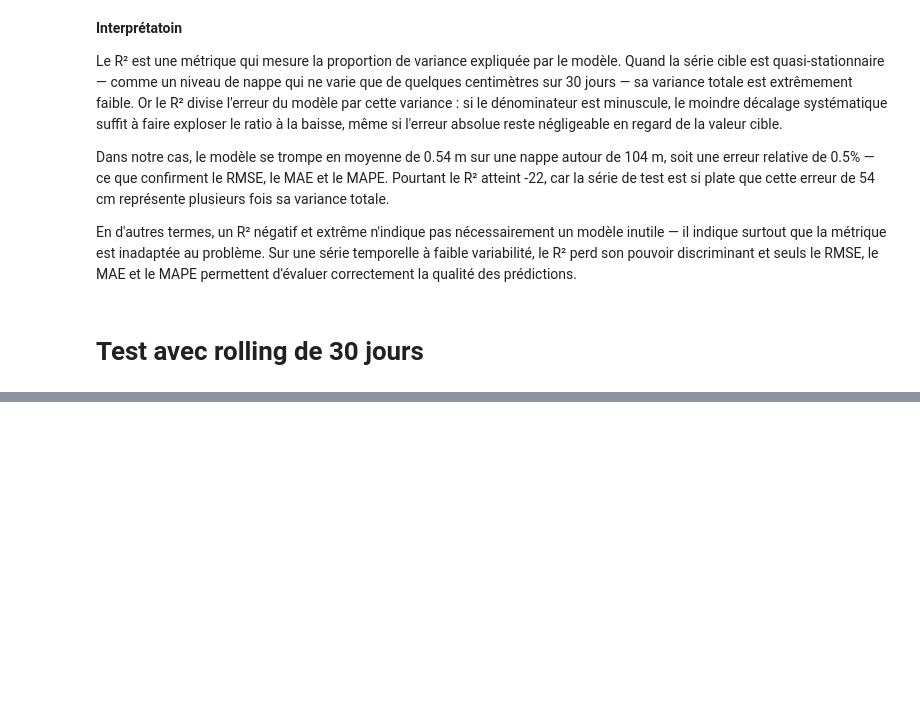
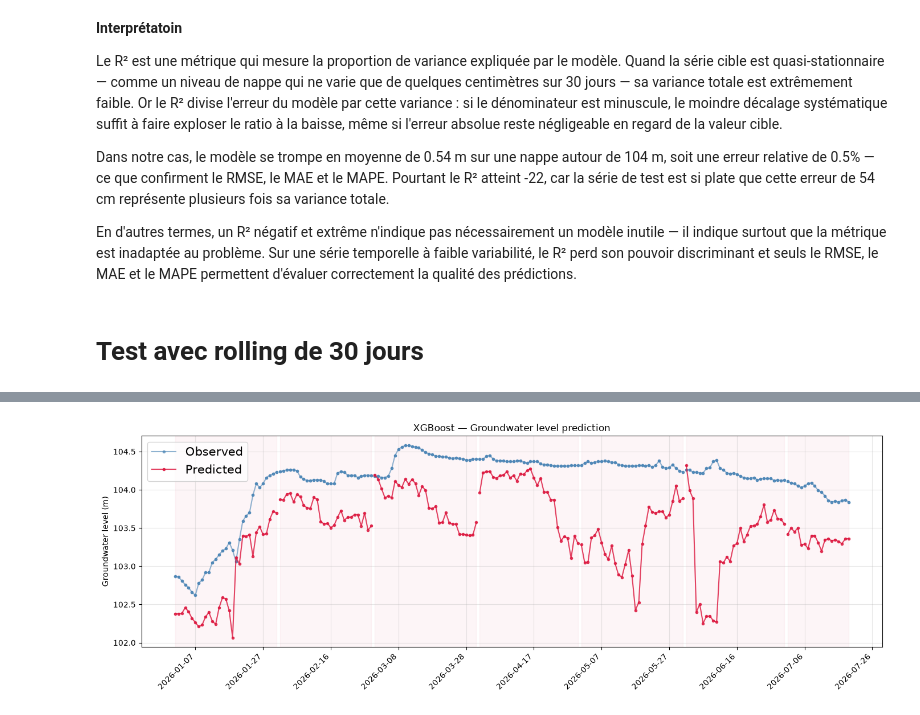
Before and after one commit to lauradmch/NappeCast-forecasting, a Jupyter notebook: notebooks/machine_learning.ipynb, the cells around one changed output, grey strips where cells are left out. Drawn from its saved outputs; the diff is of its cells as text; code cells hidden in the pictures; blank space fills up the shorter version.

```diff
--- a/notebooks/machine_learning.ipynb
+++ b/notebooks/machine_learning.ipynb
@@ -290,0 +943,74 @@ niveau_nappe_eau  0.875322 -23.32245  0.42231  0.399908  0.395395  0.399908  0.0
+# %%
+def plot_xgboost_rolling(all_preds_df, df_train_init,
+                         target_col="niveau_nappe_eau",
+                         figsize=(14, 5),
+                         plot_start=None, plot_end=None):
+    """
+    Visualisation des résultats walk-forward XGBoost.
+    - Observed en bleu avec ronds
+    - Predicted en rouge avec ronds
+    - plot_start / plot_end : bornes du graphique
+    """
+    # --- Filtrage ---
+    train_plot = df_train_init.copy()
+    if plot_start:
+        train_plot = train_plot[train_plot.index >= pd.Timestamp(plot_start)]
+    if plot_end:
+        train_plot = train_plot[train_plot.index <= pd.Timestamp(plot_end)]
+
+    preds_plot = all_preds_df.copy()
+    if plot_start:
+        preds_plot = preds_plot[preds_plot.index >= pd.Timestamp(plot_start)]
+    if plot_end:
+        preds_plot = preds_plot[preds_plot.index <= pd.Timestamp(plot_end)]
+
+    # --- Figure ---
+    fig, ax = plt.subplots(figsize=figsize)
+
+    # Historique train — bleu
+    ax.plot(train_plot.index, train_plot[target_col],
+            color="steelblue", alpha=0.6,
+            marker="o", markersize=3, linestyle="none")
+
+    first_test = True
+    first_pred = True
+    for _, group in preds_plot.groupby("fold"):
+
+        # y_test — bleu (continuité de la série réelle)
+        ax.plot(group.index, group["y_test"],
+                color="steelblue", alpha=0.6,
+                marker="o", markersize=3,
+                label="Observed" if first_test else "")
+        first_test = False
+
+        # y_pred — rouge
+        ax.plot(group.index, group["y_pred"],
+                color="crimson", alpha=0.8,
+                marker="o", markersize=3, label="Predicted" if first_pred else "")
+        first_pred = False
+
+        ax.axvspan(group.index[0], group.index[-1], alpha=0.04, color="crimson")
+
+    #ax.axvline(df_train_init.iloc[:int(len(df_train_init) * 0.8)].index[-1],
+    #           color="black", alpha=0.5,
+    #           label="Train / Test split")
+    ax.set_ylabel("Groundwater level (m)")
+    ax.set_title("XGBoost — Groundwater level prediction")
+    ax.legend(loc="upper left", fontsize=15)
+    ax.grid(True, alpha=0.3)
+    ax.xaxis.set_major_locator(plt.MaxNLocator(12))
+    fig.autofmt_xdate(rotation=45)
+    plt.tight_layout()
+    plt.show()
+
+
+# ── Exécution ──────────────────────────────────────────────────────────────────
+all_preds_df, metrics_df, summary_df = xgboost_rolling_monthly(df)
+
+plot_xgboost_rolling(
+    all_preds_df  = all_preds_df,
+    df_train_init = df,
+    plot_start    = "2026-01-01",
+    plot_end      = None
+)
+# %% [output]
@@ -290,0 +1034 @@ niveau_nappe_eau  0.875322 -23.32245  0.42231  0.399908  0.395395  0.399908  0.0
+[figure, added]
```
Also changed, not shown: parts of 10 cells of this notebook.
